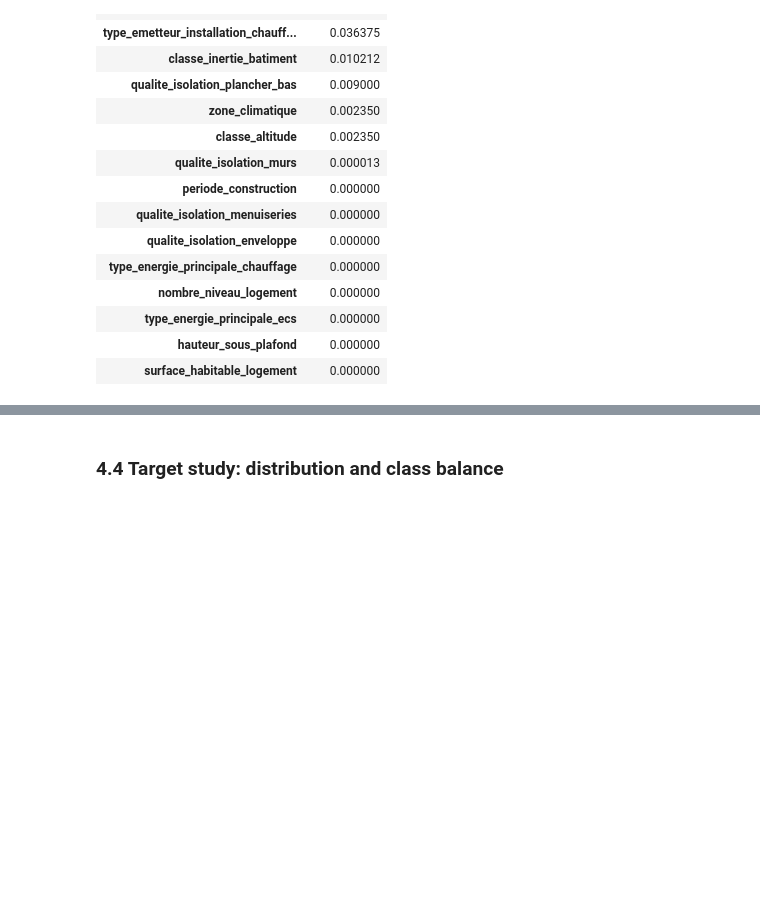
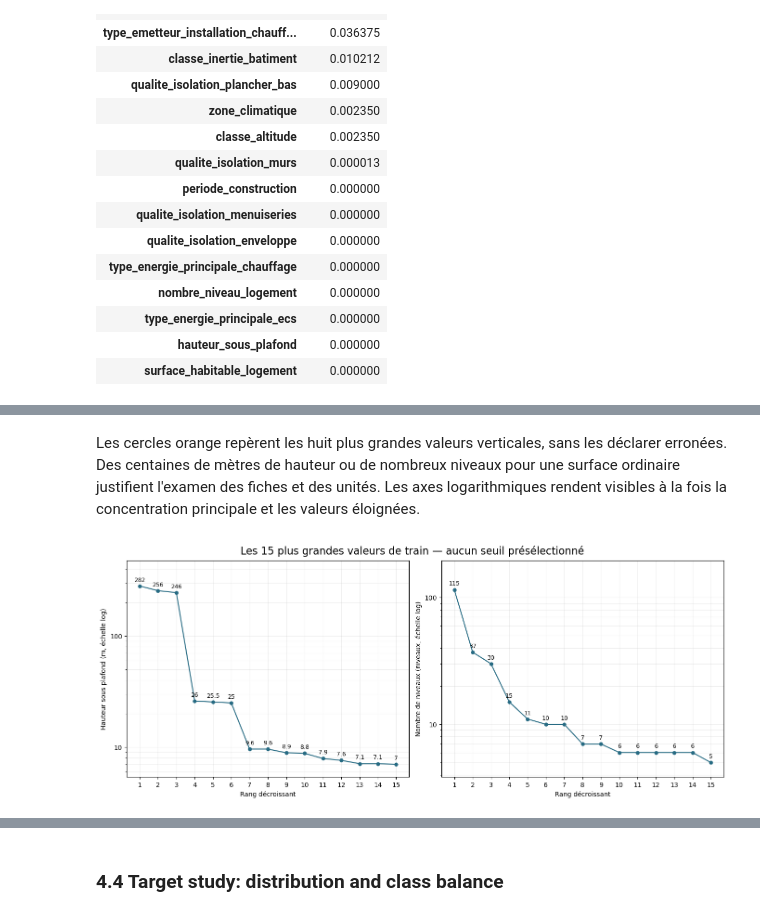
Before and after one commit to Yannisloum63/dpe-house-energy-prediction, a Jupyter notebook: notebook.ipynb, the cells around one changed output, grey strips where cells are left out. Drawn from its saved outputs; the diff is of its cells as text; code cells hidden in the pictures; blank space fills up the shorter version.

```diff
--- a/notebook.ipynb
+++ b/notebook.ipynb
@@ -214,0 +227,10 @@ Les 5 valeurs les plus élevées : conso_5_usages_par_m2_ep
+# %% [markdown]
+Les cercles orange repèrent les huit plus grandes valeurs verticales, sans les déclarer
+erronées. Des centaines de mètres de hauteur ou de nombreux niveaux pour une surface ordinaire
+justifient l'examen des fiches et des unités. Les axes logarithmiques rendent visibles à la fois
+la concentration principale et les valeurs éloignées.
+# %%
+fig = outlier_audit.tail_figure(df_train_raw)
+plt.show()
+# %% [output]
+[figure, added]
```
Also changed, not shown: parts of 19 cells of this notebook.
